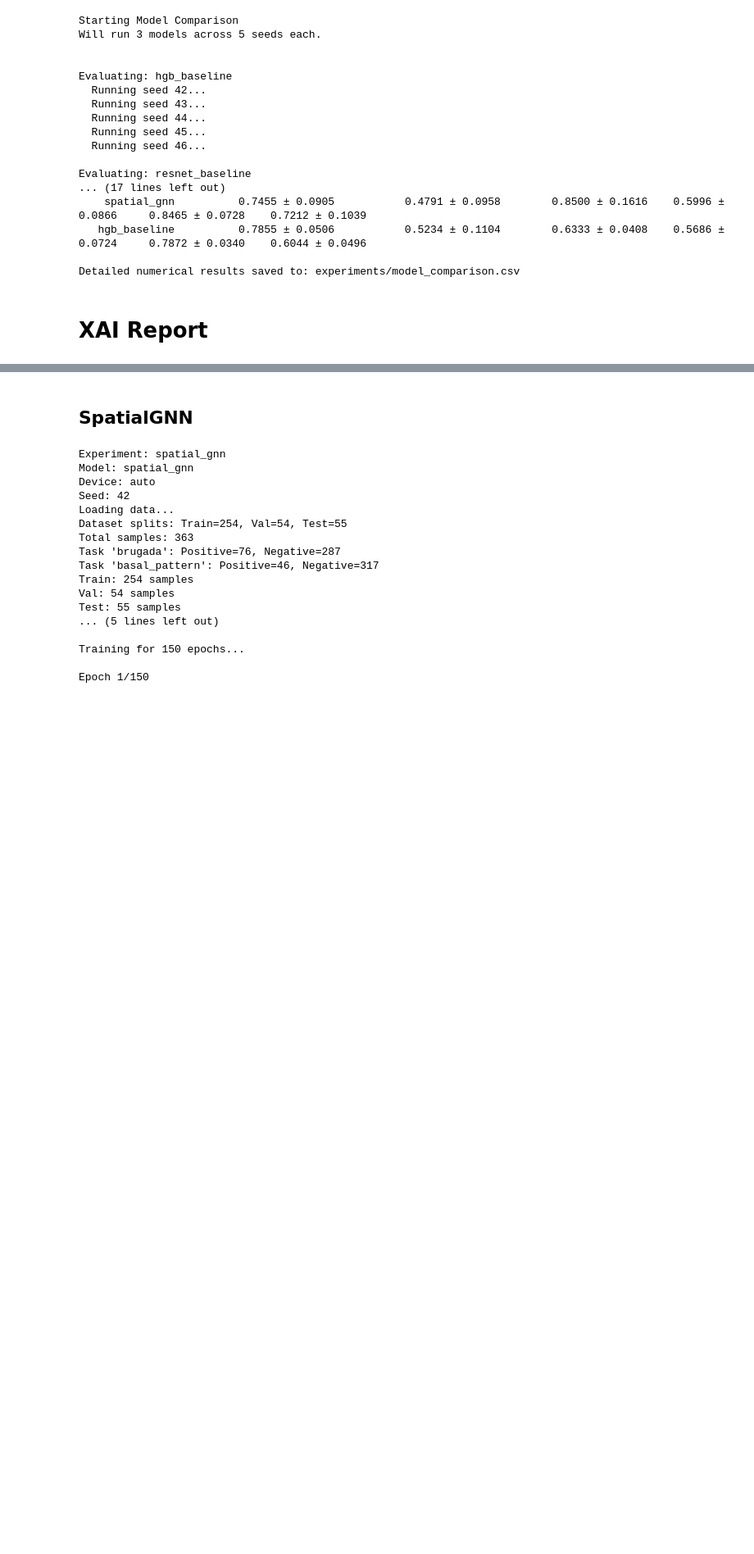
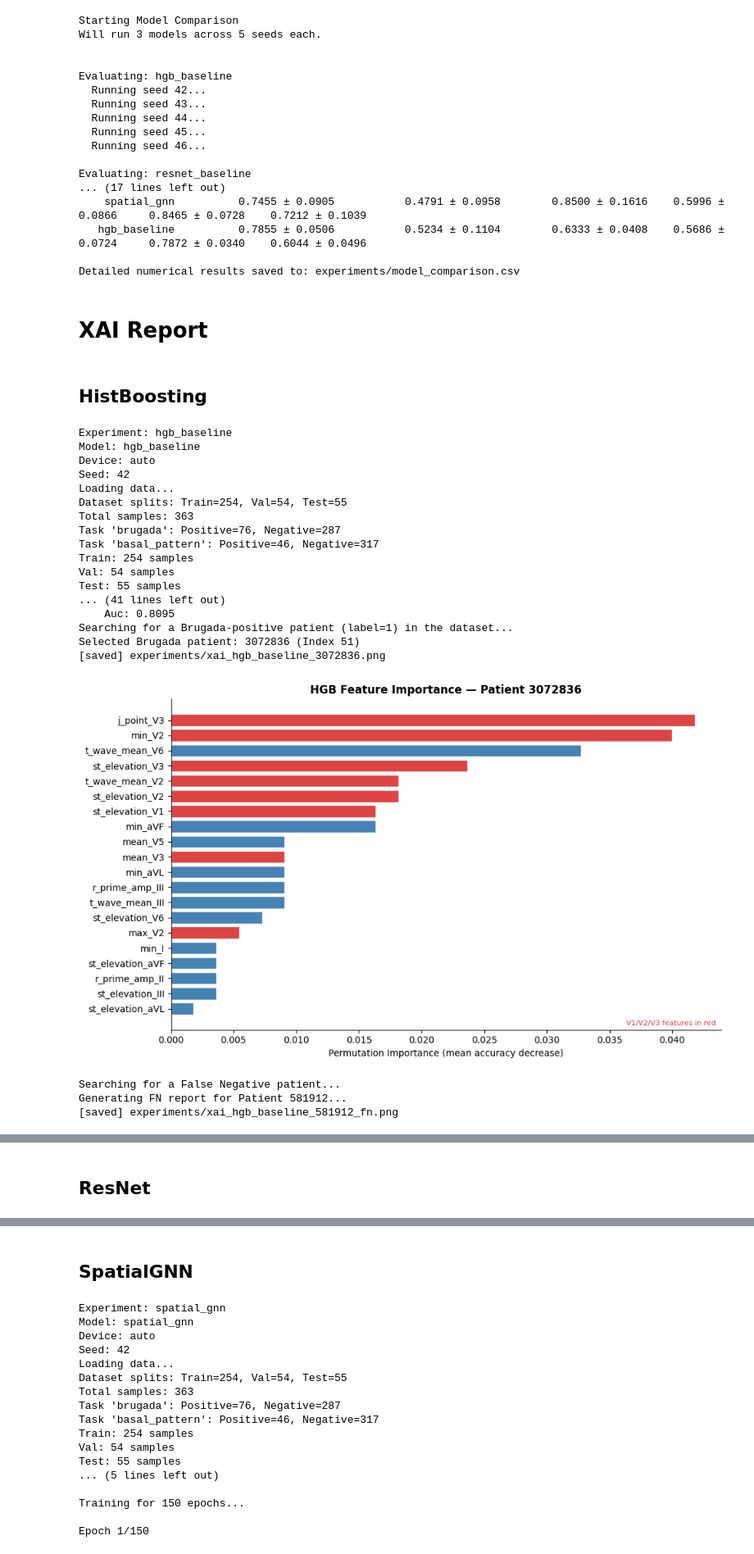
Before and after one commit to kiuyha/idsc2026-brugada, a Jupyter notebook: notebook.ipynb, the cells around one changed output, grey strips where cells are left out. Shown at 82% size. Saved outputs shown, nothing was run; the diff lists cells and outputs as text; code cells hidden in the pictures; blank space fills up the shorter version.

Commit message:
Add visualization

```diff
--- a/notebook.ipynb
+++ b/notebook.ipynb
@@ -110,3 +110,42 @@ Evaluating: resnet_baseline
 Detailed numerical results saved to: experiments/model_comparison.csv
 # %% [markdown]
 # XAI Report
+# %% [markdown]
+## HistBoosting
+# %%
+from argparse import Namespace
+from main import main
+
+args = Namespace(
+    config='configs/best/hgb_baseline.yml',
+    device=None,
+    seed=None,
+    override=[],
+    patient_id=None,
+    top_k=3,
+    output=None
+)
+
+main(args)
+# %% [output]
+Experiment: hgb_baseline
+Model: hgb_baseline
+Device: auto
+Seed: 42
+Loading data...
+Dataset splits: Train=254, Val=54, Test=55
+Total samples: 363
+Task 'brugada': Positive=76, Negative=287
+Task 'basal_pattern': Positive=46, Negative=317
+Train: 254 samples
+Val: 54 samples
+Test: 55 samples
+... (41 lines left out)
+    Auc: 0.8095
+Searching for a Brugada-positive patient (label=1) in the dataset...
+Selected Brugada patient: 3072836 (Index 51)
+[saved] experiments/xai_hgb_baseline_3072836.png
+[figure, added]
+Searching for a False Negative patient...
+Generating FN report for Patient 581912...
+[saved] experiments/xai_hgb_baseline_581912_fn.png
@@ -112,0 +153,2 @@ Detailed numerical results saved to: experiments/model_comparison.csv
+# %% [markdown]
+## ResNet
```
Also changed, not shown: parts of 5 cells of this notebook, 7 other files.
